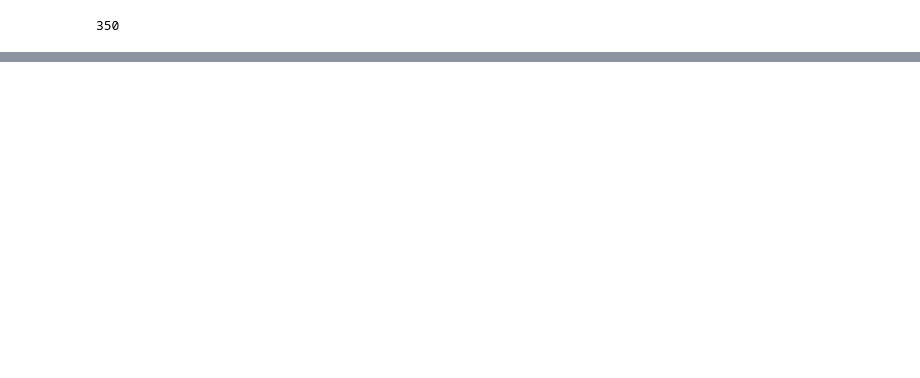
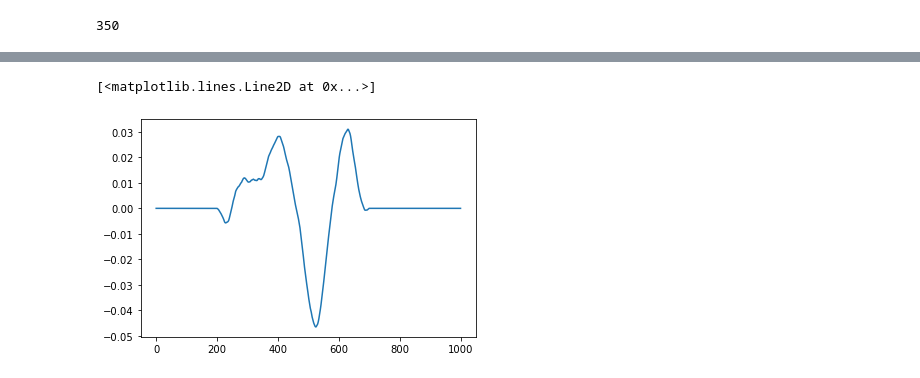
Before and after one commit to mattpitkin/interp-autoreg, a Jupyter notebook: interp-autoreg.ipynb, the cells around one changed output, grey strips where cells are left out. Drawn from its saved outputs; the diff is of its cells as text; code cells hidden in the pictures; blank space fills up the shorter version.

```diff
--- a/interp-autoreg.ipynb
+++ b/interp-autoreg.ipynb
@@ -513,3 +636,9 @@ plt.plot(t[m - 1:m + k - 1], chain[-1][0], '.')
+# %%
+restored = np.concatenate((choppeddata[:m - 1], chain[-1][0], choppeddata[m - 1:]))
+plt.plot(t, x - restored)
+# %% [output]
+[<matplotlib.lines.Line2D at 0x...>]
+[figure, added]
 # %%
 def thetahat(x, p):
     """
```
Also changed, not shown: parts of 22 cells of this notebook, 2 other files.
